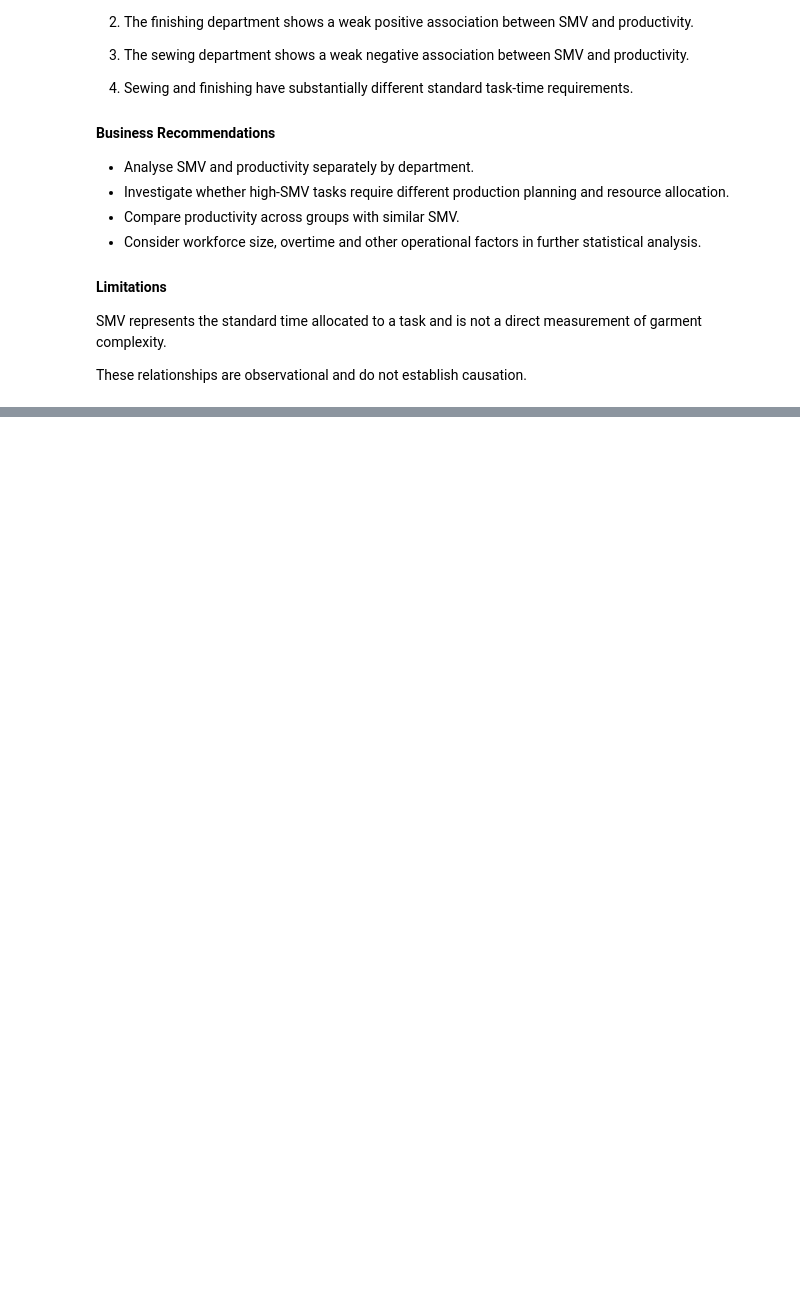
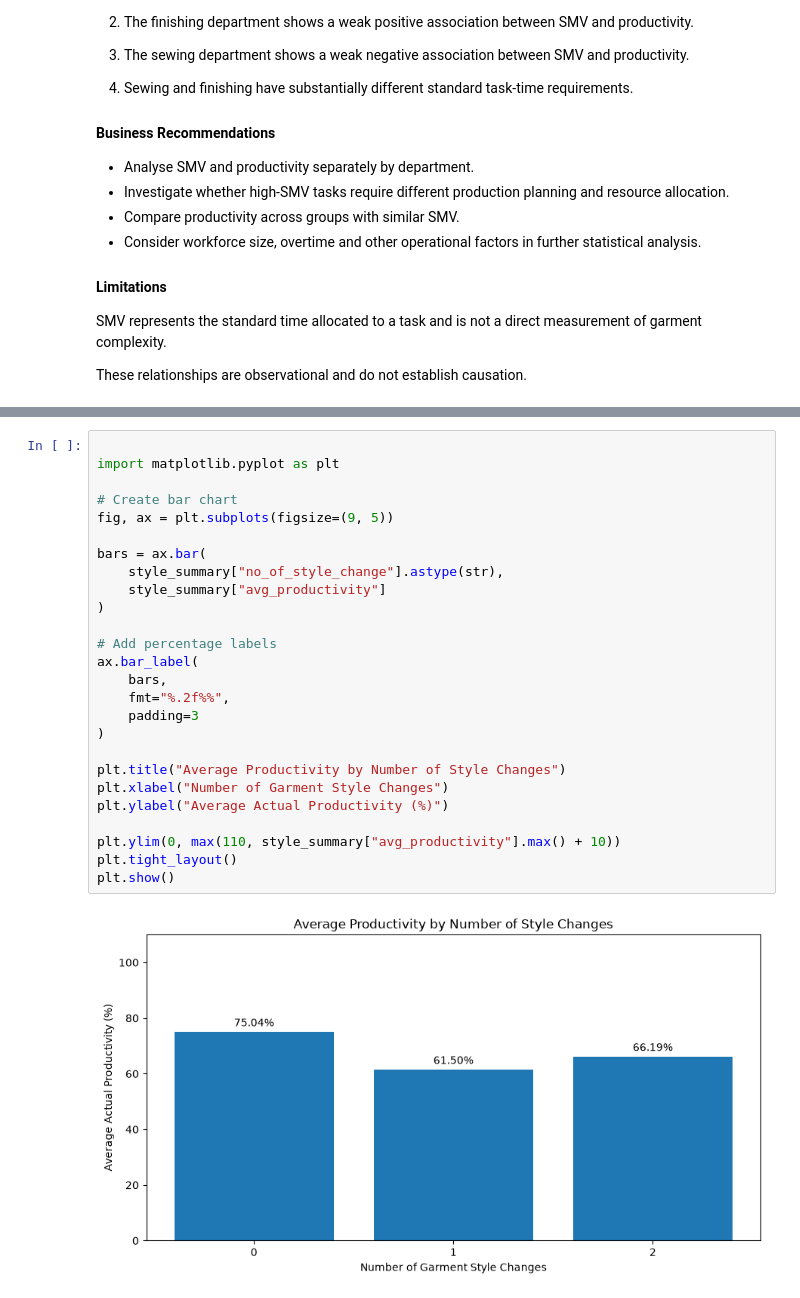
Before and after one commit to Reshmila2002/garment-production-intelligence, a Jupyter notebook: notebooks/03_operational_productivity_analysis.ipynb, the cells around one changed output, grey strips where cells are left out. Saved outputs shown, nothing was run; the diff lists cells and outputs as text; blank space fills up the shorter version.

Commit message:
Update 03_operational_productivity_analysis.ipynb
Add garment style change productivity analysis

```diff
--- a/notebooks/03_operational_productivity_analysis.ipynb
+++ b/notebooks/03_operational_productivity_analysis.ipynb
@@ -895,0 +962,28 @@ establish causation.
+# %%
+
+import matplotlib.pyplot as plt
+
+# Create bar chart
+fig, ax = plt.subplots(figsize=(9, 5))
+
+bars = ax.bar(
+    style_summary["no_of_style_change"].astype(str),
+    style_summary["avg_productivity"]
+)
+
+# Add percentage labels
+ax.bar_label(
+    bars,
+    fmt="%.2f%%",
+    padding=3
+)
+
+plt.title("Average Productivity by Number of Style Changes")
+plt.xlabel("Number of Garment Style Changes")
+plt.ylabel("Average Actual Productivity (%)")
+
+plt.ylim(0, max(110, style_summary["avg_productivity"].max() + 10))
+plt.tight_layout()
+plt.show()
+# %% [output]
+[figure, added]
```
Also changed, not shown: parts of 8 cells of this notebook.
